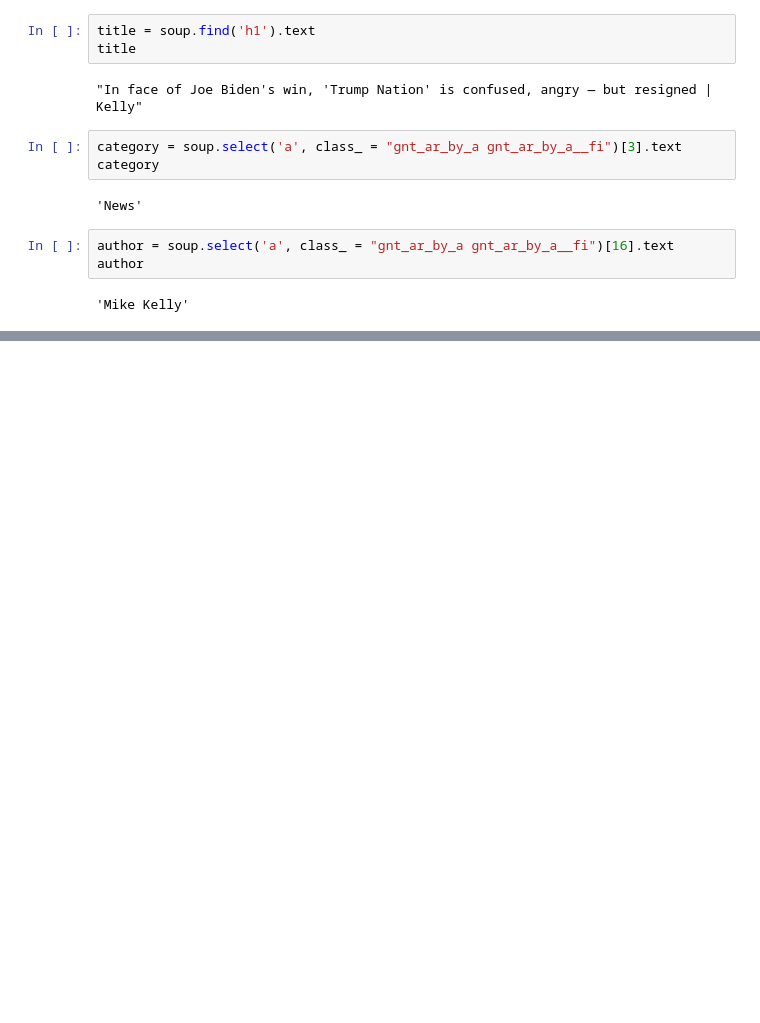
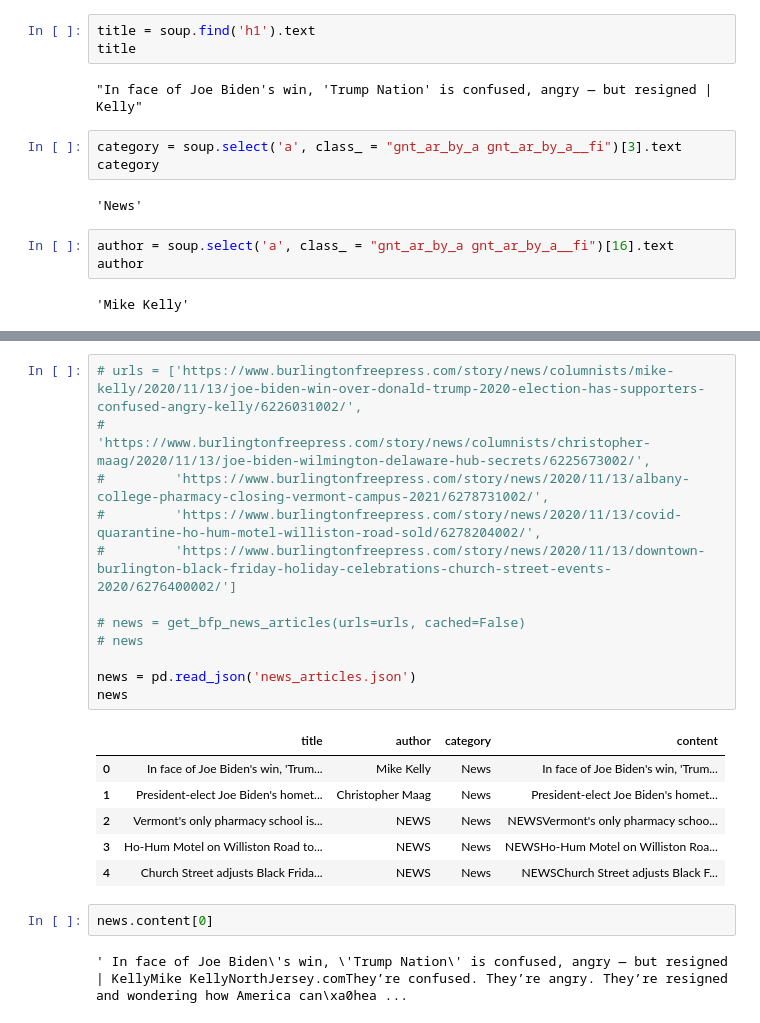
Before and after one commit to CSolitaire/natural-language-processing-exercises, a Jupyter notebook: exercise_acqusition.ipynb, the cells around one changed output, grey strips where cells are left out. Cells and saved outputs as stored; diff of their text form; blank space fills up the shorter version.

```diff
--- a/exercise_acqusition.ipynb
+++ b/exercise_acqusition.ipynb
@@ -543,0 +605,23 @@ author
+# %%
+# urls = ['https://www.burlingtonfreepress.com/story/news/columnists/mike-kelly/2020/11/13/joe-biden-win-over-donald-trump-2020-election-has-supporters-confused-angry-kelly/6226031002/',
+#         'https://www.burlingtonfreepress.com/story/news/columnists/christopher-maag/2020/11/13/joe-biden-wilmington-delaware-hub-secrets/6225673002/',
+#         'https://www.burlingtonfreepress.com/story/news/2020/11/13/albany-college-pharmacy-closing-vermont-campus-2021/6278731002/',
+#         'https://www.burlingtonfreepress.com/story/news/2020/11/13/covid-quarantine-ho-hum-motel-williston-road-sold/6278204002/',
+#         'https://www.burlingtonfreepress.com/story/news/2020/11/13/downtown-burlington-black-friday-holiday-celebrations-church-street-events-2020/6276400002/']
+
+# news = get_bfp_news_articles(urls=urls, cached=False)
+# news
+
+news = pd.read_json('news_articles.json')
+news
+# %% [output]
+|  | title | author | category | content |
+| 0 | In face of Joe Biden's win, 'Trum... | Mike Kelly | News | In face of Joe Biden's win, 'Trum... |
+| 1 | President-elect Joe Biden's homet... | Christopher Maag | News | President-elect Joe Biden's homet... |
+| 2 | Vermont's only pharmacy school is... | NEWS | News | NEWSVermont's only pharmacy schoo... |
+| 3 | Ho-Hum Motel on Williston Road to... | NEWS | News | NEWSHo-Hum Motel on Williston Roa... |
+| 4 | Church Street adjusts Black Frida... | NEWS | News | NEWSChurch Street adjusts Black F... |
+# %%
+news.content[0]
+# %% [output]
+' In face of Joe Biden\'s win, \'Trump Nation\' is confused, angry — but resigned | KellyMike KellyNorthJersey.comThey’re confused. They’re angry. They’re resigned and wondering how America can\xa0hea ...
```
Also changed, not shown: parts of 5 cells of this notebook.
